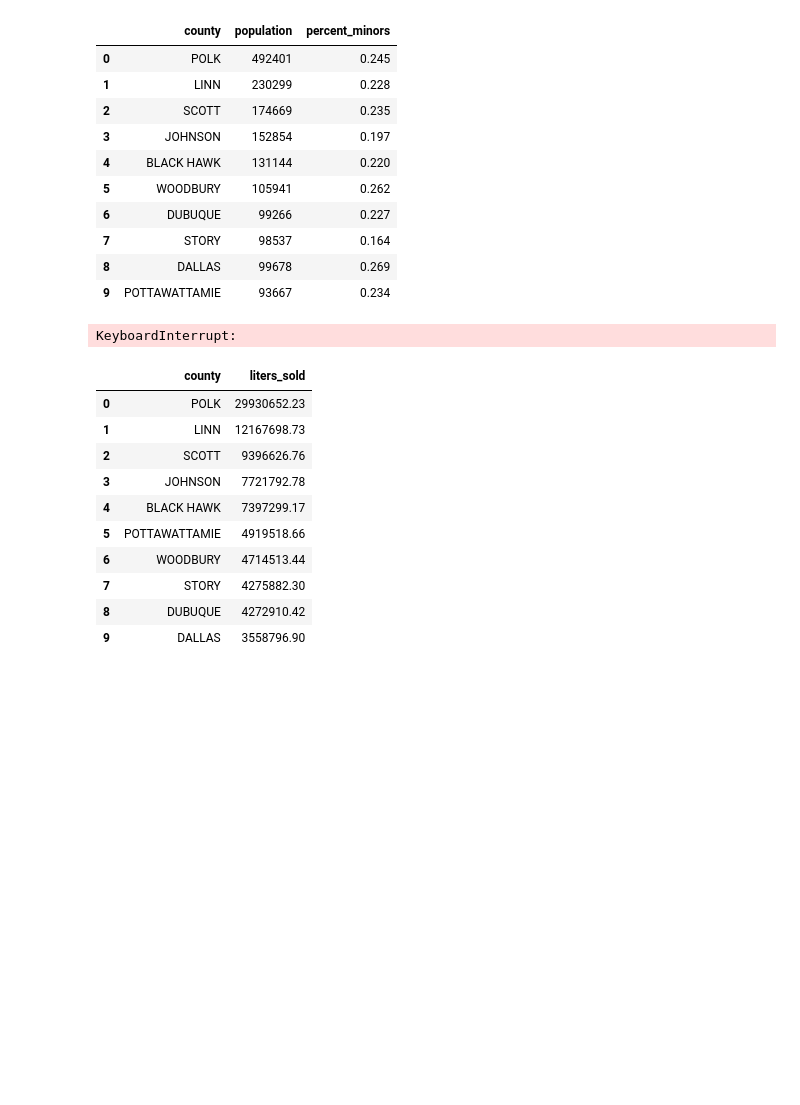
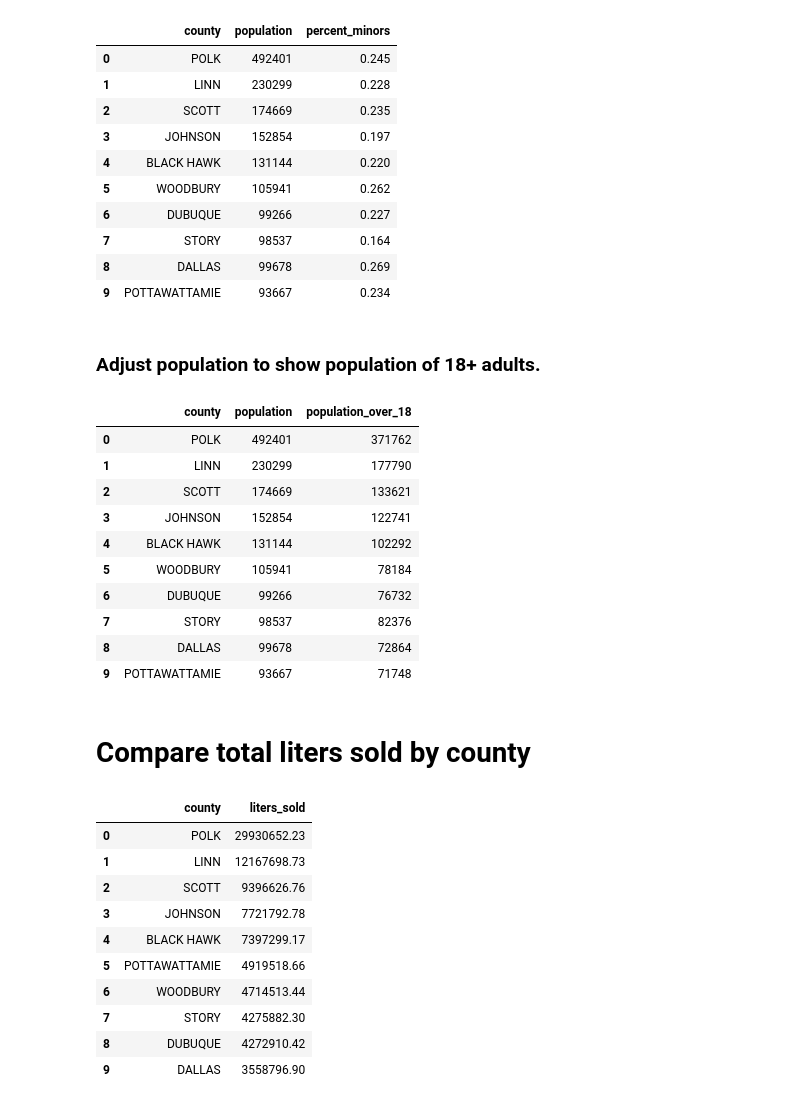
Before and after one commit to amoutafian/iowa_liquor_project, a Jupyter notebook: Iowa _liquor_exploratory_analysis.ipynb, the cells around one changed output. Drawn from its saved outputs; the diff is of its cells as text; code cells hidden in the pictures; blank space fills up the shorter version.

```diff
--- a/Iowa _liquor_exploratory_analysis.ipynb
+++ b/Iowa _liquor_exploratory_analysis.ipynb
@@ -43,10 +43,27 @@ census_data_df
 | 7 | STORY | 98537 | 0.164 |
 | 8 | DALLAS | 99678 | 0.269 |
 | 9 | POTTAWATTAMIE | 93667 | 0.234 |
-# %%
-Compare total liters sold by county
-# %% [output]
-KeyboardInterrupt:
+# %% [markdown]
+### Adjust population to show population of 18+ adults.
+# %%
+population_over_18 = census_data_df['population']*(1-census_data_df['percent_minors'])
+census_data_df['population_over_18'] = population_over_18
+census_data_df['population_over_18'] = census_data_df['population_over_18'].astype(int)
+census_data_df.drop(['percent_minors'], axis = 1)
+# %% [output]
+|  | county | population | population_over_18 |
+| 0 | POLK | 492401 | 371762 |
+| 1 | LINN | 230299 | 177790 |
+| 2 | SCOTT | 174669 | 133621 |
+| 3 | JOHNSON | 152854 | 122741 |
+| 4 | BLACK HAWK | 131144 | 102292 |
+| 5 | WOODBURY | 105941 | 78184 |
+| 6 | DUBUQUE | 99266 | 76732 |
+| 7 | STORY | 98537 | 82376 |
+| 8 | DALLAS | 99678 | 72864 |
+| 9 | POTTAWATTAMIE | 93667 | 71748 |
+# %% [markdown]
+# Compare total liters sold by county
 # %%
 county_liters_sold_sql_statement = """
 WITH
```
Also changed, not shown: parts of 6 cells of this notebook.
